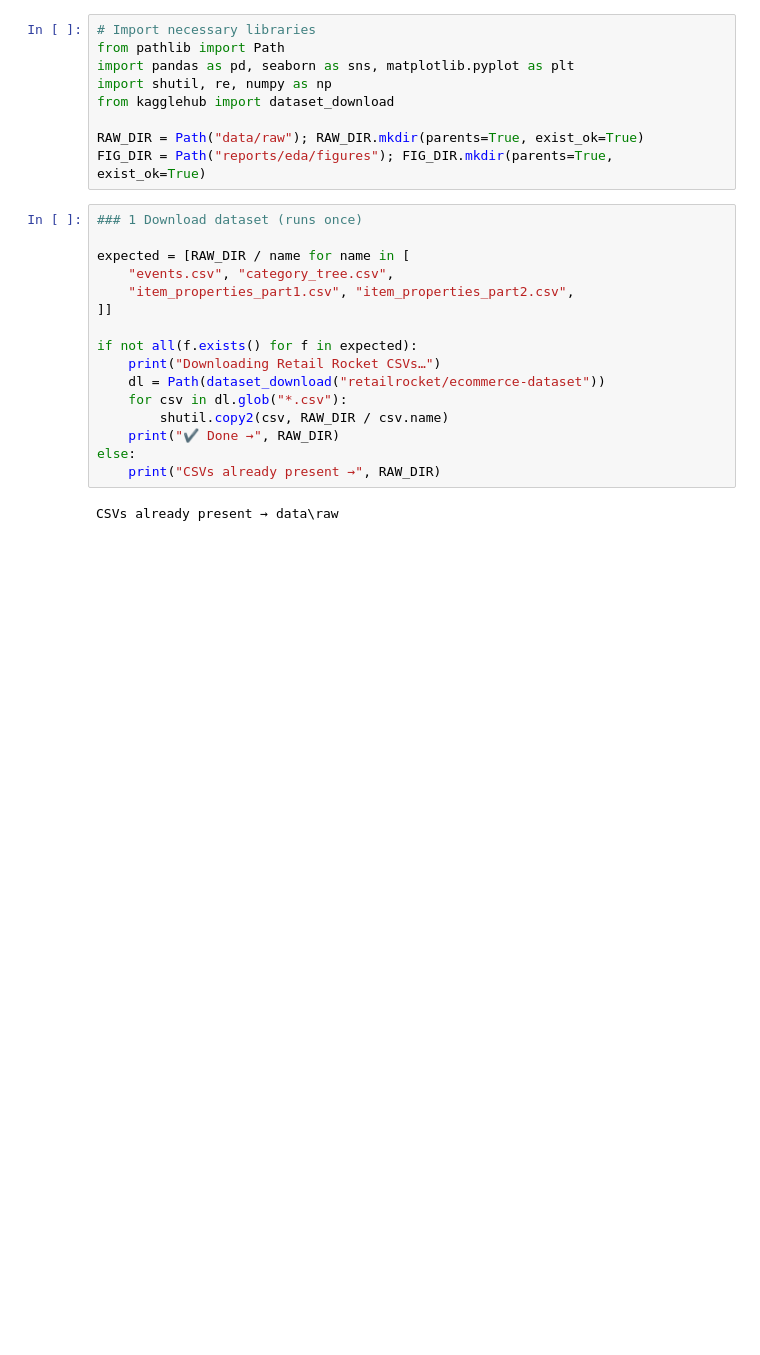
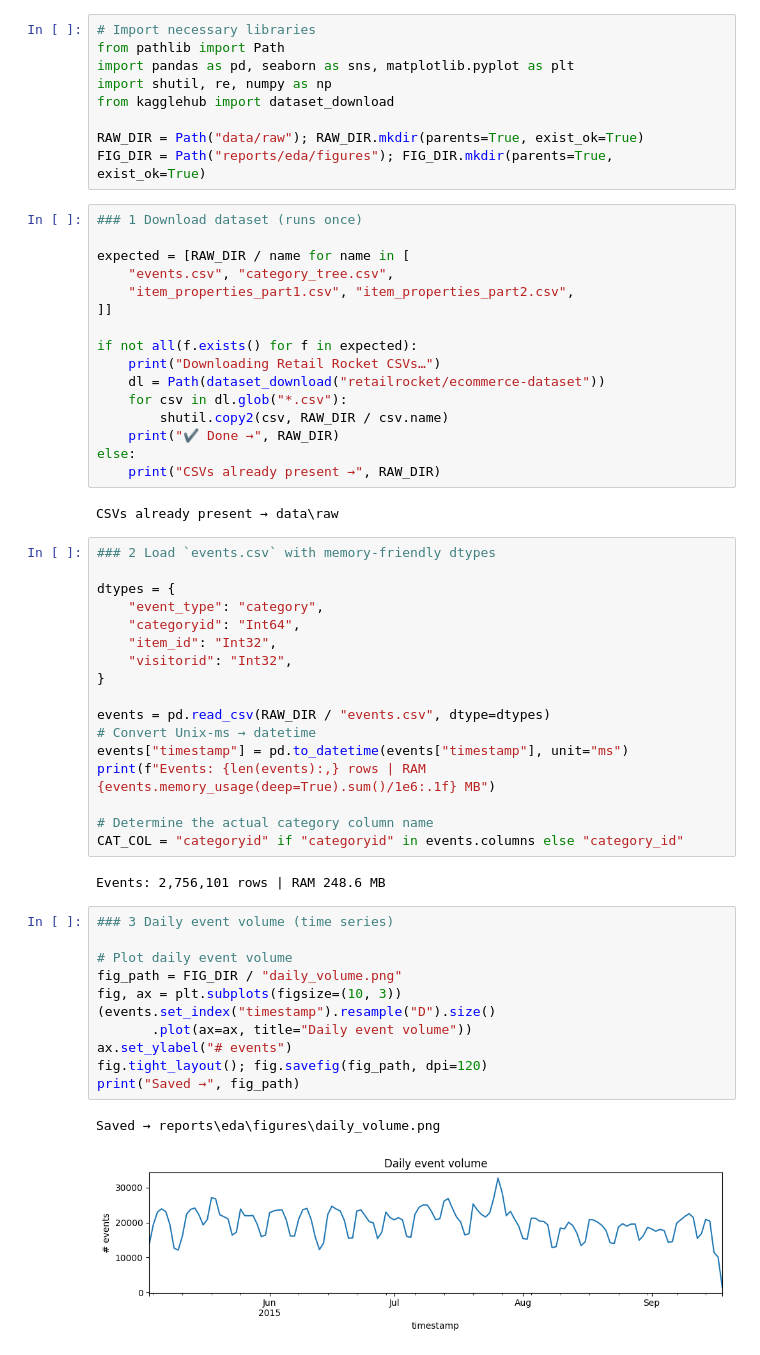
Before and after one commit to sultanaraziamst/retailai, a Jupyter notebook: 001_eda.ipynb, the cells around one changed output. Cells and saved outputs as stored; diff of their text form; blank space fills up the shorter version.

```diff
--- a/001_eda.ipynb
+++ b/001_eda.ipynb
@@ -25,3 +25,36 @@ else:
     print("CSVs already present →", RAW_DIR)
 # %% [output]
 CSVs already present → data\raw
+# %%
+### 2 Load `events.csv` with memory‑friendly dtypes
+
+dtypes = {
+    "event_type": "category",
+    "categoryid": "Int64",
+    "item_id": "Int32",
+    "visitorid": "Int32",
+}
+
+events = pd.read_csv(RAW_DIR / "events.csv", dtype=dtypes)
+# Convert Unix‑ms → datetime
+events["timestamp"] = pd.to_datetime(events["timestamp"], unit="ms")
+print(f"Events: {len(events):,} rows | RAM {events.memory_usage(deep=True).sum()/1e6:.1f} MB")
+
+# Determine the actual category column name
+CAT_COL = "categoryid" if "categoryid" in events.columns else "category_id"
+# %% [output]
+Events: 2,756,101 rows | RAM 248.6 MB
+# %%
+### 3 Daily event volume (time series)
+
+# Plot daily event volume
+fig_path = FIG_DIR / "daily_volume.png"
+fig, ax = plt.subplots(figsize=(10, 3))
+(events.set_index("timestamp").resample("D").size()
+       .plot(ax=ax, title="Daily event volume"))
+ax.set_ylabel("# events")
+fig.tight_layout(); fig.savefig(fig_path, dpi=120)
+print("Saved →", fig_path)
+# %% [output]
+Saved → reports\eda\figures\daily_volume.png
+[figure, added]
```
